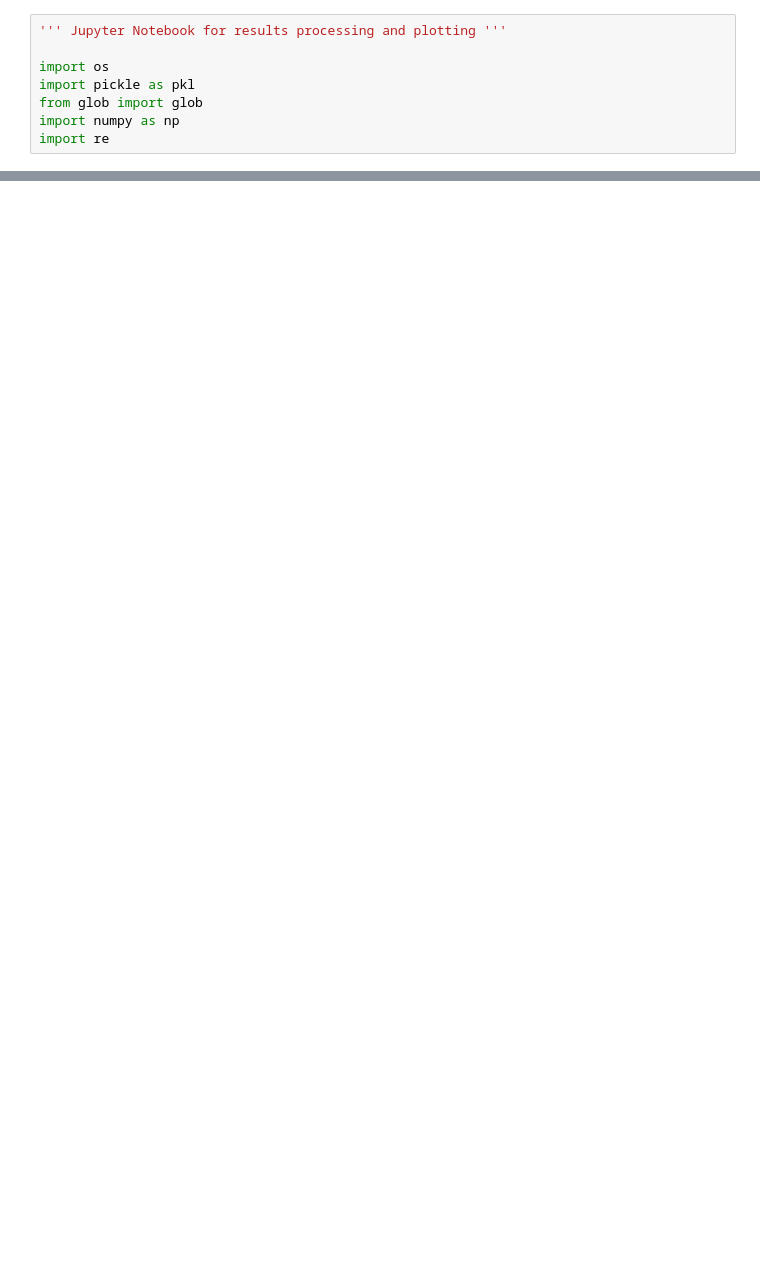
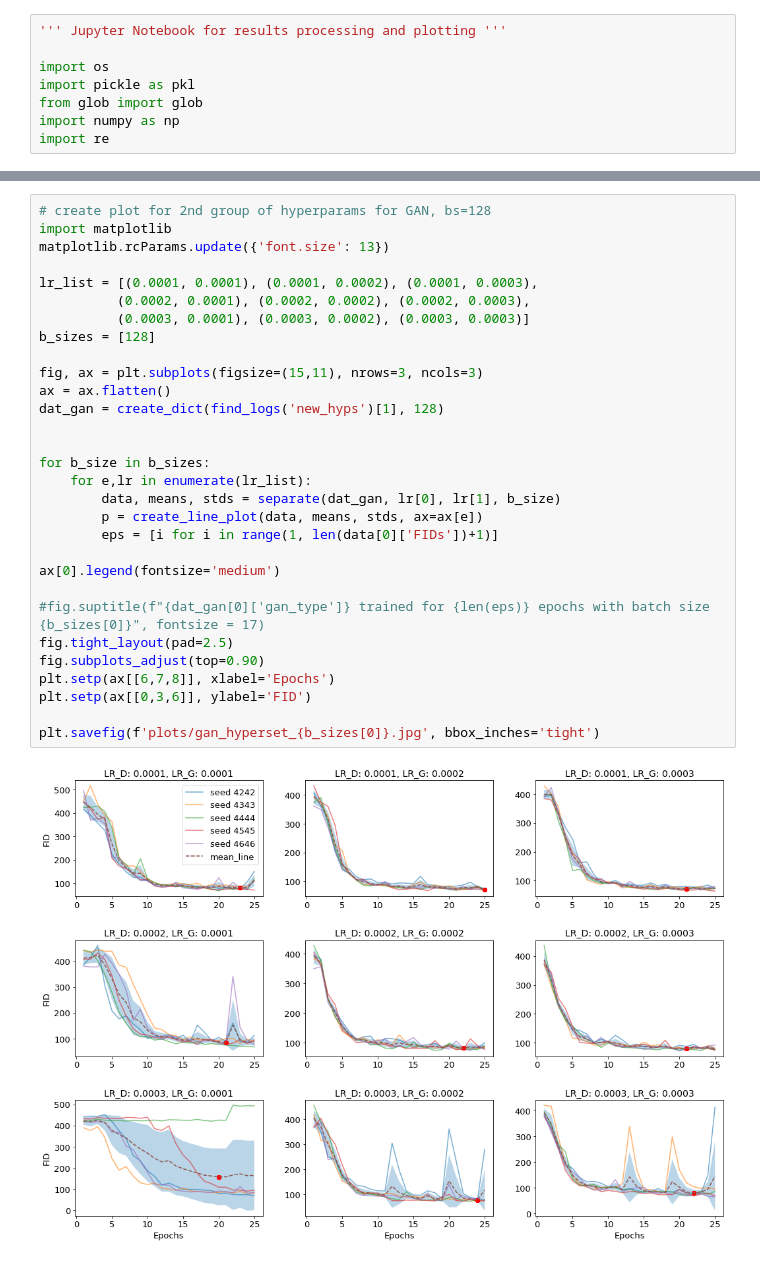
Before and after one commit to Bollo7/GAN_project, a Jupyter notebook: eval.ipynb, the cells around one changed output, grey strips where cells are left out. Cells and saved outputs as stored; diff of their text form; blank space fills up the shorter version.

```diff
--- a/eval.ipynb
+++ b/eval.ipynb
@@ -631,0 +670,32 @@ res
+# %%
+# create plot for 2nd group of hyperparams for GAN, bs=128
+import matplotlib
+matplotlib.rcParams.update({'font.size': 13})
+
+lr_list = [(0.0001, 0.0001), (0.0001, 0.0002), (0.0001, 0.0003),
+          (0.0002, 0.0001), (0.0002, 0.0002), (0.0002, 0.0003),
+          (0.0003, 0.0001), (0.0003, 0.0002), (0.0003, 0.0003)]
+b_sizes = [128]
+
+fig, ax = plt.subplots(figsize=(15,11), nrows=3, ncols=3)
+ax = ax.flatten()
+dat_gan = create_dict(find_logs('new_hyps')[1], 128)
+
+
+for b_size in b_sizes:
+    for e,lr in enumerate(lr_list):
+        data, means, stds = separate(dat_gan, lr[0], lr[1], b_size)
+        p = create_line_plot(data, means, stds, ax=ax[e])
+        eps = [i for i in range(1, len(data[0]['FIDs'])+1)]
+
+ax[0].legend(fontsize='medium')
+
+#fig.suptitle(f"{dat_gan[0]['gan_type']} trained for {len(eps)} epochs with batch size {b_sizes[0]}", fontsize = 17)
+fig.tight_layout(pad=2.5)
+fig.subplots_adjust(top=0.90)
+plt.setp(ax[[6,7,8]], xlabel='Epochs')
+plt.setp(ax[[0,3,6]], ylabel='FID')
+
+plt.savefig(f'plots/gan_hyperset_{b_sizes[0]}.jpg', bbox_inches='tight')
+# %% [output]
+[figure, added]
```
Also changed, not shown: parts of 52 cells of this notebook, 5 other files.
